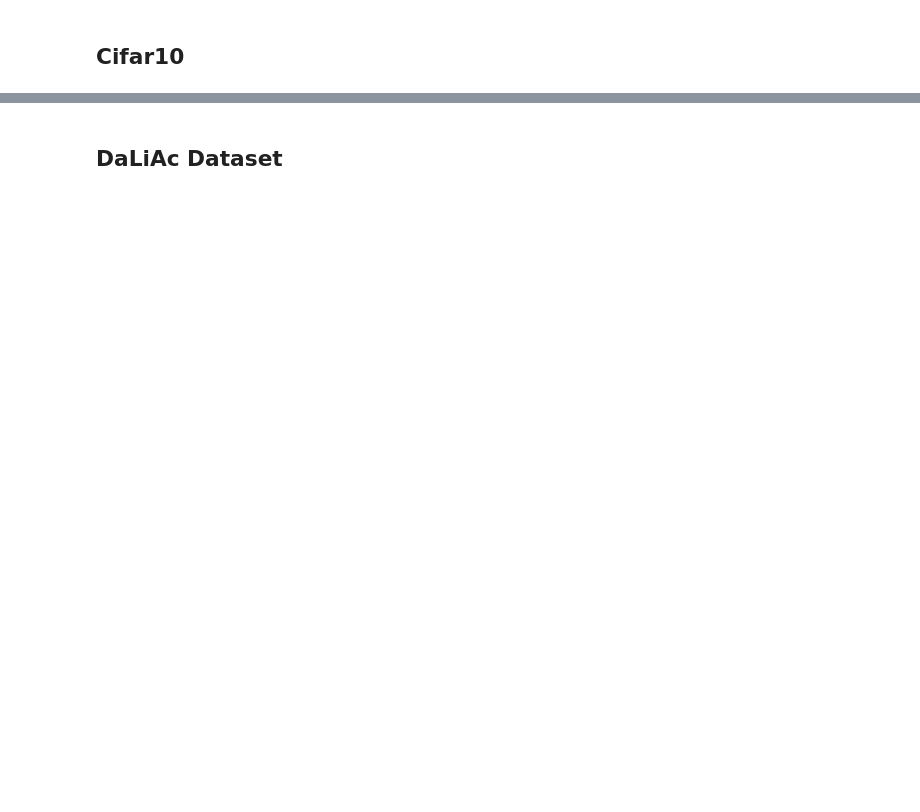
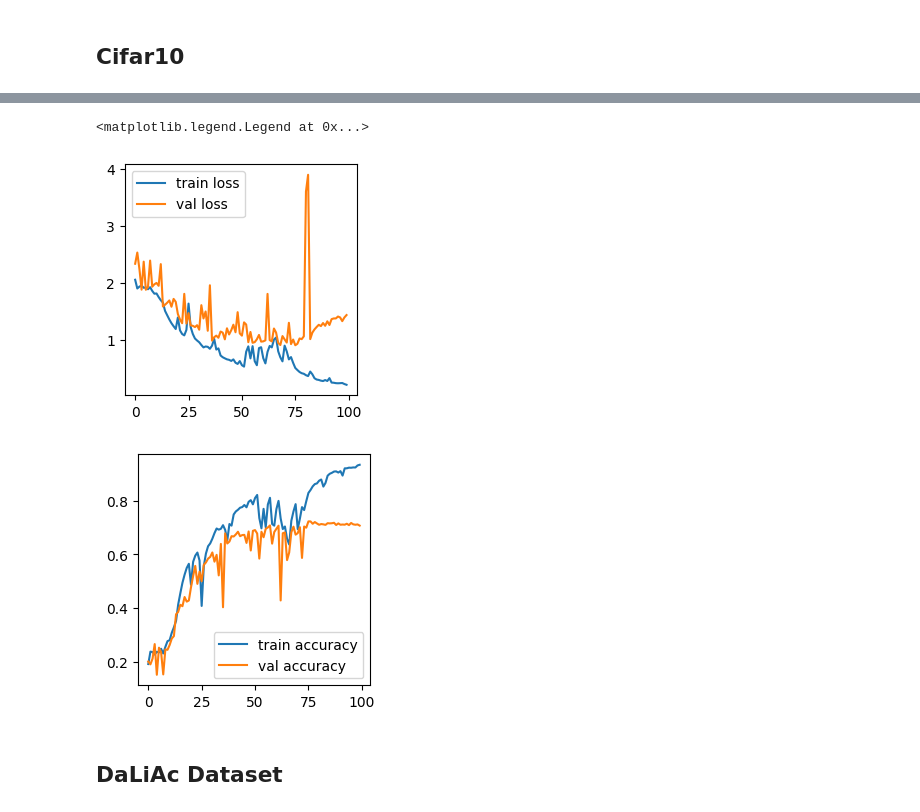
Before and after one commit to ankilab/EdgeVolution, a Jupyter notebook: baselines/train-efficientnet.ipynb, the cells around one changed output, grey strips where cells are left out. Drawn from its saved outputs; the diff is of its cells as text; code cells hidden in the pictures; blank space fills up the shorter version.

```diff
--- a/baselines/train-efficientnet.ipynb
+++ b/baselines/train-efficientnet.ipynb
@@ -286,3 +406,20 @@ print(y_count)
+# %%
+history = np.load("history_cifar10.npy", allow_pickle=True).item()
+
+# plot history
+plt.figure(figsize=(3, 3))
+plt.plot(history['loss'], label='train loss')
+plt.plot(history['val_loss'], label='val loss')
+plt.legend()
+
+plt.figure(figsize=(3, 3))
+plt.plot(history['accuracy'], label='train accuracy')
+plt.plot(history['val_accuracy'], label='val accuracy')
+plt.legend()
+# %% [output]
+<matplotlib.legend.Legend at 0x...>
+[figure, added]
+[figure, added]
 # %% [markdown]
 ## DaLiAc Dataset
 # %%
```
Also changed, not shown: parts of 12 cells of this notebook, 6 other files.
